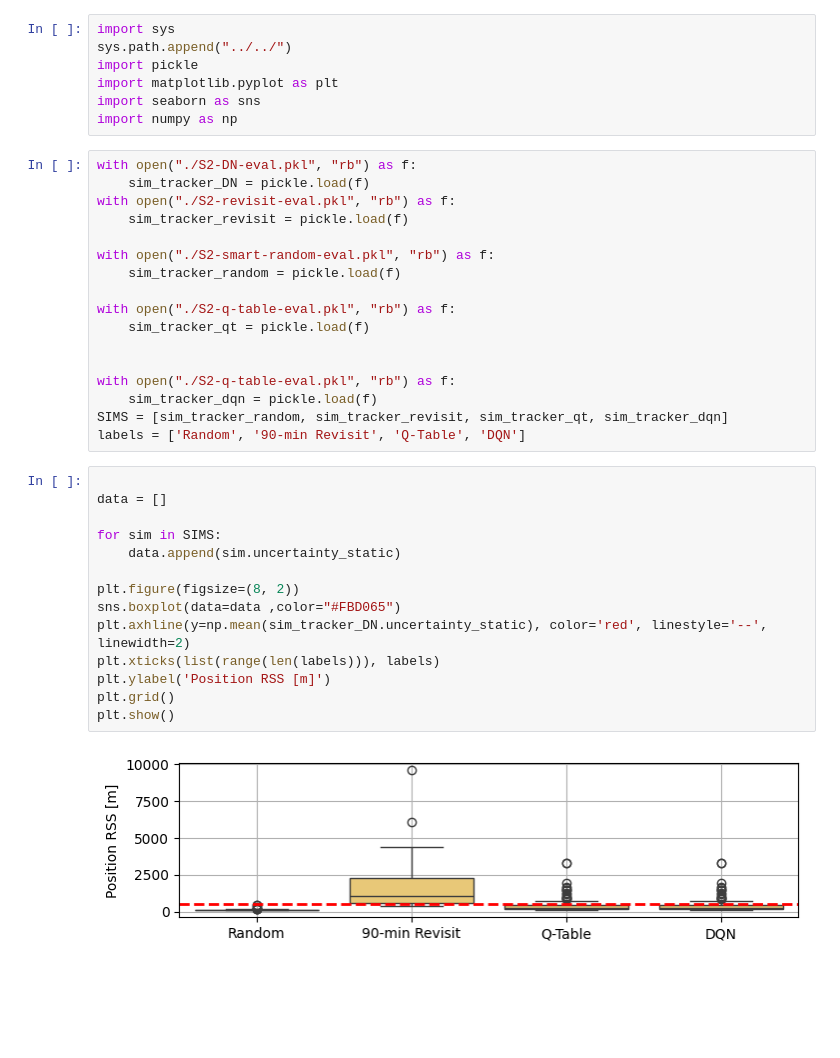
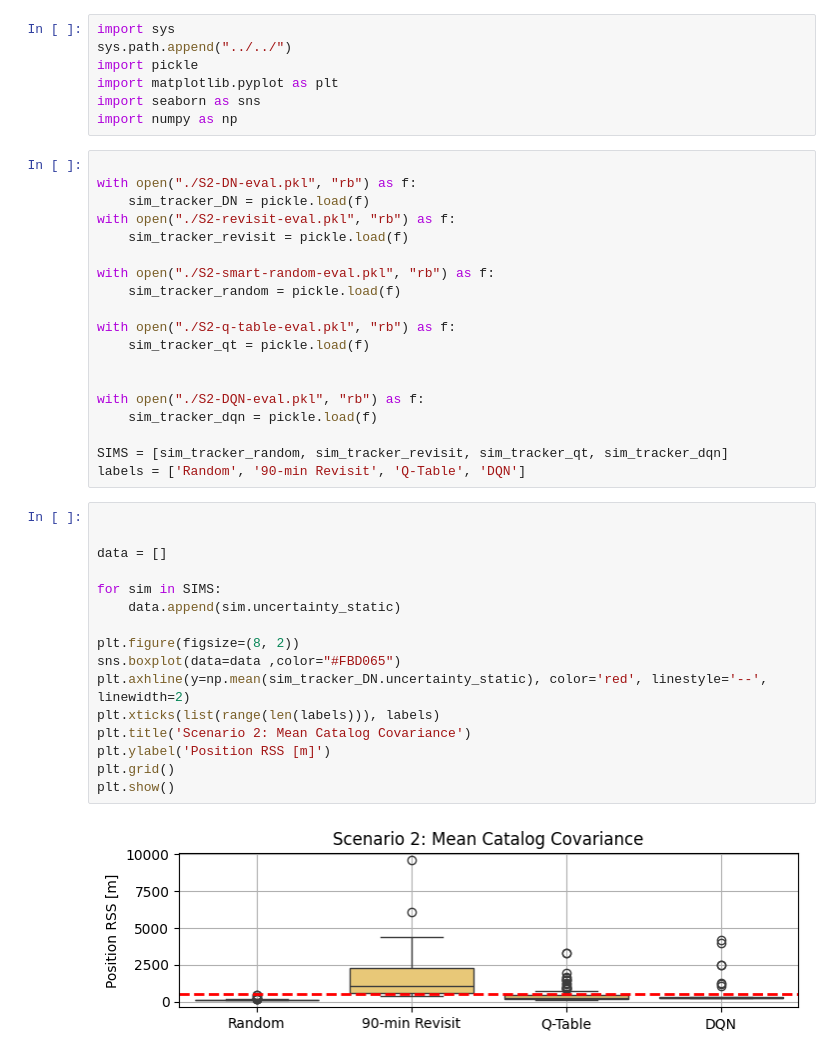
Before and after one commit to tedinspace/ssn-optimization, a Jupyter notebook: scripts/scenario2/results.ipynb, the cells around one changed output. Saved outputs shown, nothing was run; the diff lists cells and outputs as text; blank space fills up the shorter version.

```diff
--- a/scripts/scenario2/results.ipynb
+++ b/scripts/scenario2/results.ipynb
@@ -6,6 +6,7 @@ import matplotlib.pyplot as plt
 import seaborn as sns
 import numpy as np
 # %%
+
 with open("./S2-DN-eval.pkl", "rb") as f:
     sim_tracker_DN = pickle.load(f)
 with open("./S2-revisit-eval.pkl", "rb") as f:
@@ -18,24 +19,27 @@ with open("./S2-q-table-eval.pkl", "rb") as f:
     sim_tracker_qt = pickle.load(f)
 
 
-with open("./S2-q-table-eval.pkl", "rb") as f:
+with open("./S2-DQN-eval.pkl", "rb") as f:
     sim_tracker_dqn = pickle.load(f)
+
 SIMS = [sim_tracker_random, sim_tracker_revisit, sim_tracker_qt, sim_tracker_dqn]
 labels = ['Random', '90-min Revisit', 'Q-Table', 'DQN']
 # %%
+
 
 data = []
 
 for sim in SIMS:
     data.append(sim.uncertainty_static)
 
 plt.figure(figsize=(8, 2))
 sns.boxplot(data=data ,color="#FBD065")
 plt.axhline(y=np.mean(sim_tracker_DN.uncertainty_static), color='red', linestyle='--', linewidth=2)
 plt.xticks(list(range(len(labels))), labels)
+plt.title('Scenario 2: Mean Catalog Covariance')
 plt.ylabel('Position RSS [m]')
 plt.grid()
 plt.show()
 # %% [output]
-[figure, old version]
+[figure, new version]
 # %%
```
Also changed, not shown: parts of 2 cells of this notebook, 8 other files.
